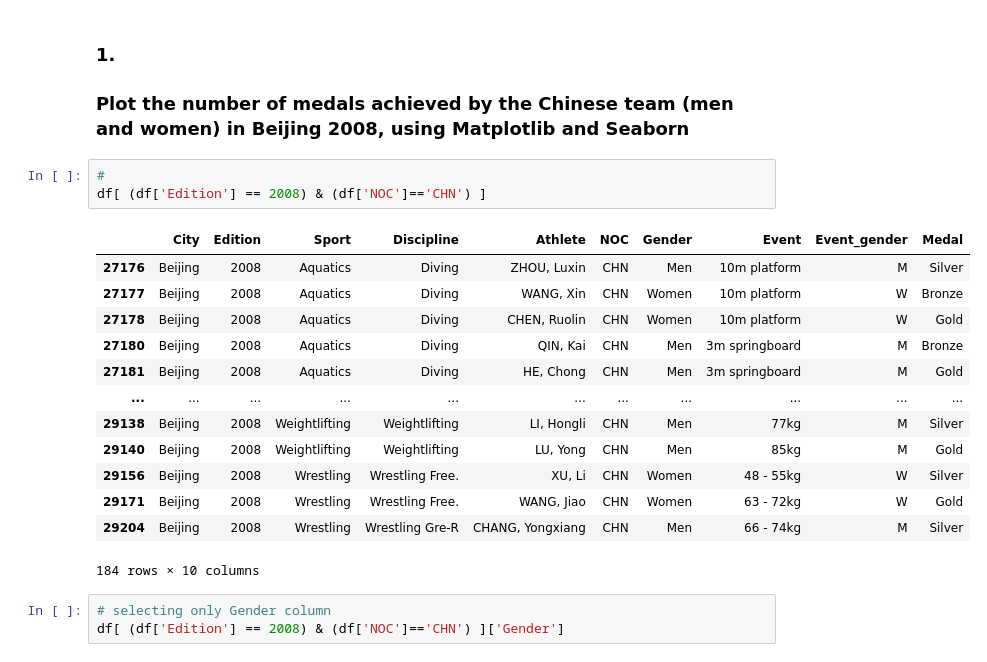
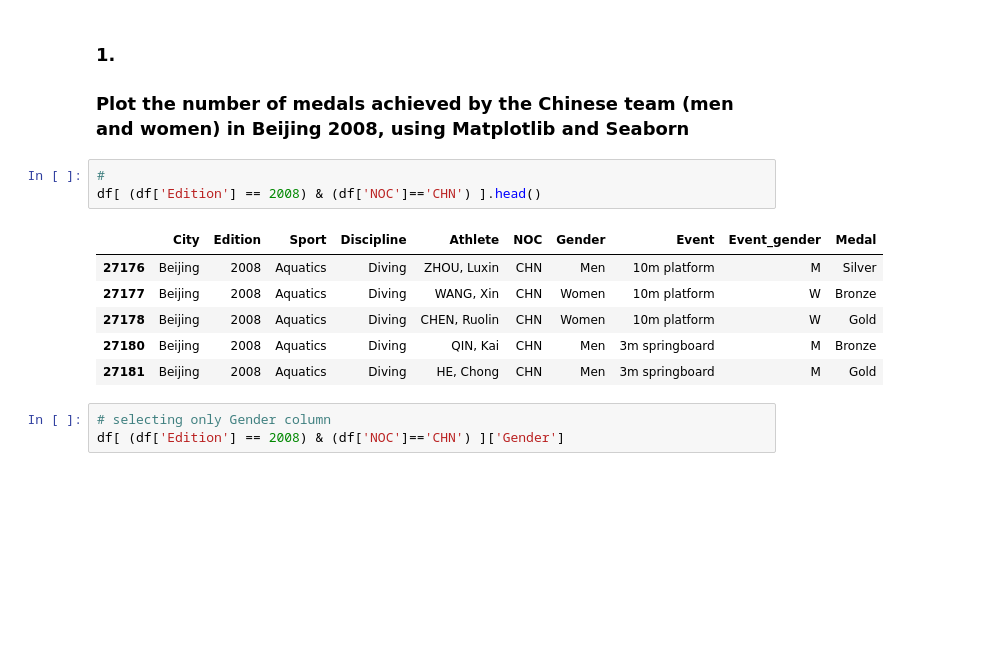
Before and after one commit to jablka/showcase2, a Jupyter notebook: pandas Essential Training/0506_challenge.ipynb, the cells around one changed output. Drawn from its saved outputs; the diff is of its cells as text; blank space fills up the shorter version.

```diff
--- a/pandas Essential Training/0506_challenge.ipynb
+++ b/pandas Essential Training/0506_challenge.ipynb
@@ -26,21 +26,14 @@ df
 ### Plot the number of medals achieved by the Chinese team (men and women) in Beijing 2008, using Matplotlib and Seaborn
 # %%
 #
-df[ (df['Edition'] == 2008) & (df['NOC']=='CHN') ]
+df[ (df['Edition'] == 2008) & (df['NOC']=='CHN') ].head()
 # %% [output]
 |  | City | Edition | Sport | Discipline | Athlete | NOC | Gender | Event | Event_gender | Medal |
 | 27176 | Beijing | 2008 | Aquatics | Diving | ZHOU, Luxin | CHN | Men | 10m platform | M | Silver |
 | 27177 | Beijing | 2008 | Aquatics | Diving | WANG, Xin | CHN | Women | 10m platform | W | Bronze |
 | 27178 | Beijing | 2008 | Aquatics | Diving | CHEN, Ruolin | CHN | Women | 10m platform | W | Gold |
 | 27180 | Beijing | 2008 | Aquatics | Diving | QIN, Kai | CHN | Men | 3m springboard | M | Bronze |
 | 27181 | Beijing | 2008 | Aquatics | Diving | HE, Chong | CHN | Men | 3m springboard | M | Gold |
-| ... | ... | ... | ... | ... | ... | ... | ... | ... | ... | ... |
-| 29138 | Beijing | 2008 | Weightlifting | Weightlifting | LI, Hongli | CHN | Men | 77kg | M | Silver |
-| 29140 | Beijing | 2008 | Weightlifting | Weightlifting | LU, Yong | CHN | Men | 85kg | M | Gold |
-| 29156 | Beijing | 2008 | Wrestling | Wrestling Free. | XU, Li | CHN | Women | 48 - 55kg | W | Silver |
-| 29171 | Beijing | 2008 | Wrestling | Wrestling Free. | WANG, Jiao | CHN | Women | 63 - 72kg | W | Gold |
-| 29204 | Beijing | 2008 | Wrestling | Wrestling Gre-R | CHANG, Yongxiang | CHN | Men | 66 - 74kg | M | Silver |
-184 rows × 10 columns
 # %%
 # selecting only Gender column
 df[ (df['Edition'] == 2008) & (df['NOC']=='CHN') ]['Gender']
```
Also changed, not shown: parts of 1 cell of this notebook, 2 other files.
